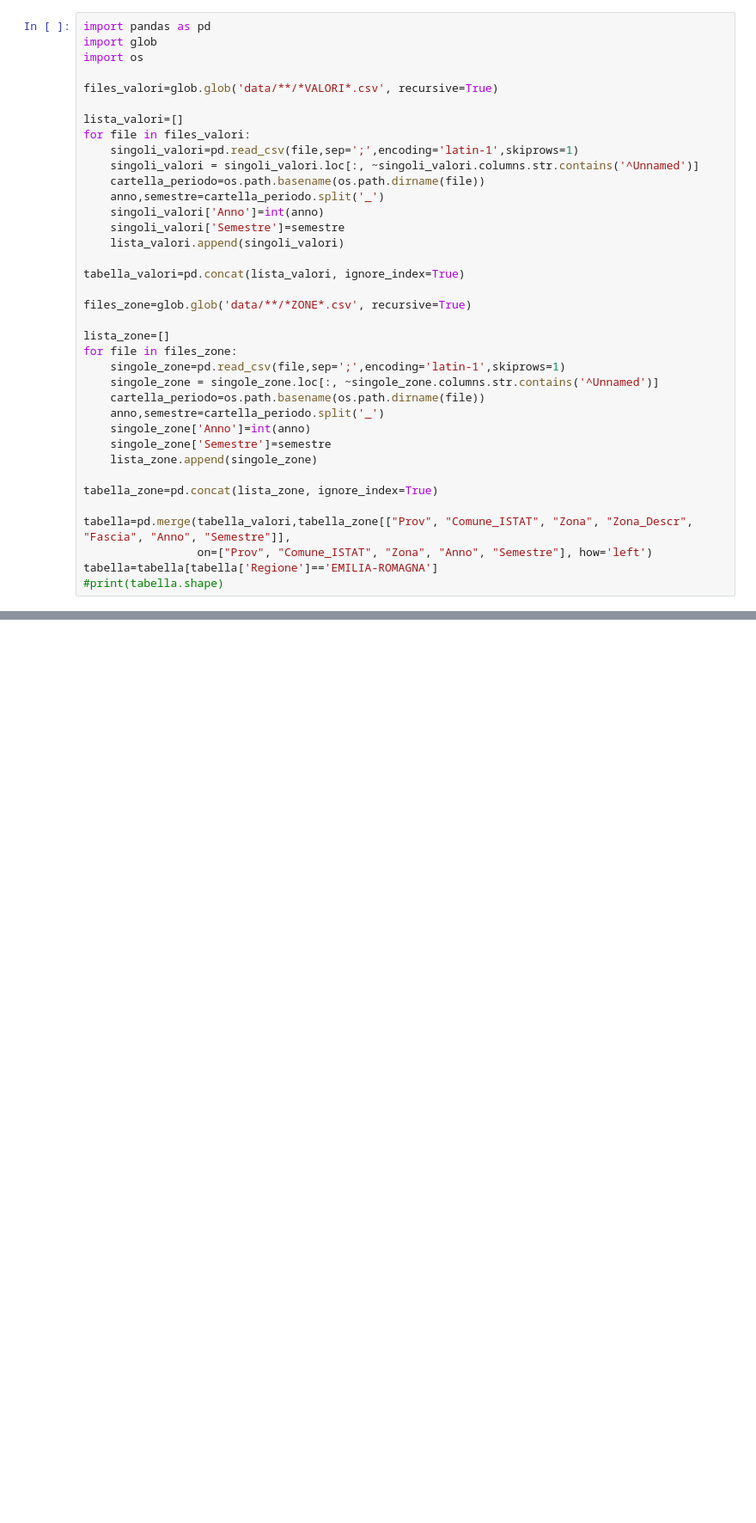
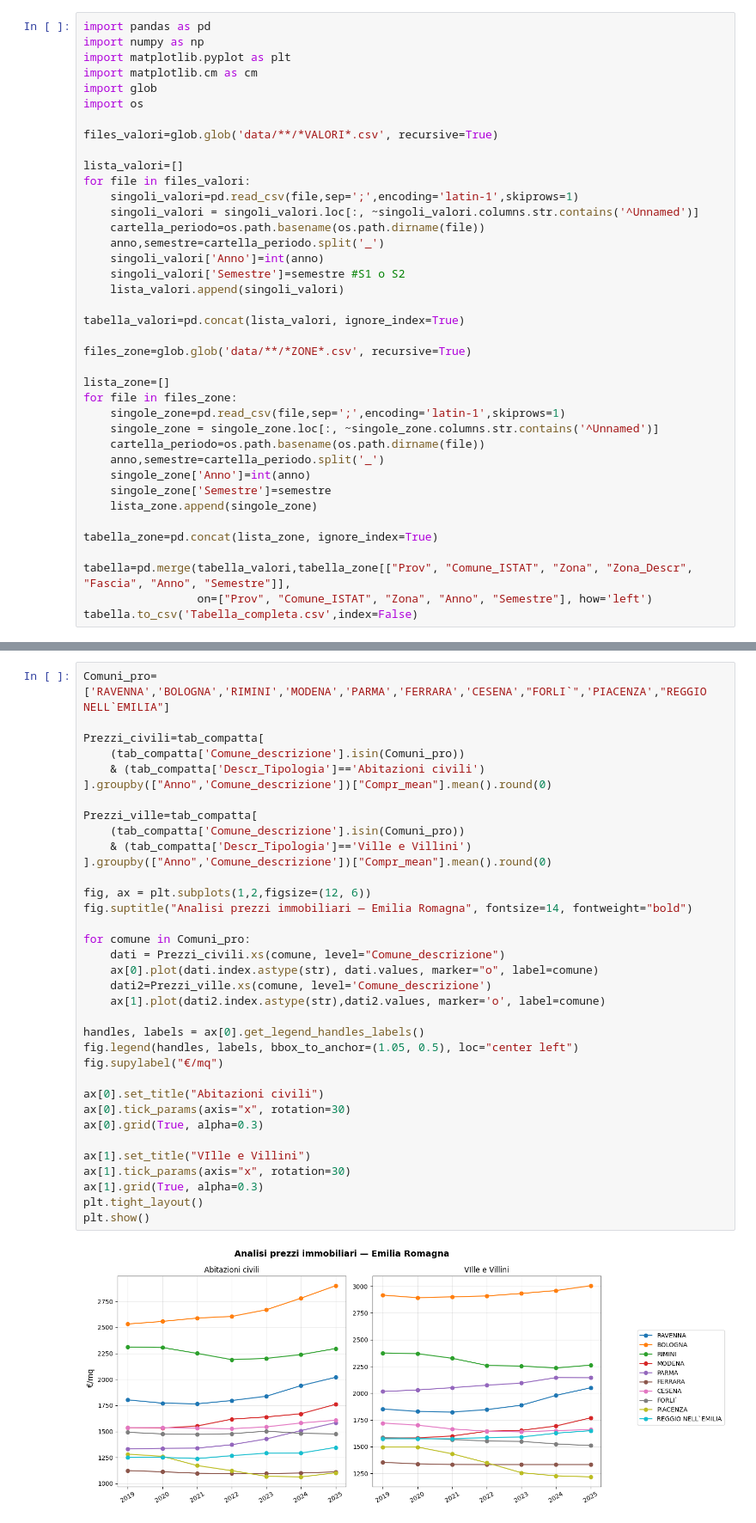
Before and after one commit to LuckyLukeII/Analisi-dei-rapporti-OMI-per-la-regione-Emilia-Romagna, a Jupyter notebook: Immobiliare_EM.ipynb, the cells around one changed output, grey strips where cells are left out. Shown at 86% size. Drawn from its saved outputs; the diff is of its cells as text; blank space fills up the shorter version.

```diff
--- a/Immobiliare_EM.ipynb
+++ b/Immobiliare_EM.ipynb
@@ -1,5 +4,8 @@
 # %%
 import pandas as pd
+import numpy as np
+import matplotlib.pyplot as plt
+import matplotlib.cm as cm
 import glob
 import os
 
@@ -12,7 +18,7 @@ for file in files_valori:
     cartella_periodo=os.path.basename(os.path.dirname(file))
     anno,semestre=cartella_periodo.split('_')
     singoli_valori['Anno']=int(anno)
-    singoli_valori['Semestre']=semestre
+    singoli_valori['Semestre']=semestre #S1 o S2
     lista_valori.append(singoli_valori)
 
 tabella_valori=pd.concat(lista_valori, ignore_index=True)
@@ -33,6 +39,5 @@ tabella_zone=pd.concat(lista_zone, ignore_index=True)
 
 tabella=pd.merge(tabella_valori,tabella_zone[["Prov", "Comune_ISTAT", "Zona", "Zona_Descr", "Fascia", "Anno", "Semestre"]],
                  on=["Prov", "Comune_ISTAT", "Zona", "Anno", "Semestre"], how='left')
-tabella=tabella[tabella['Regione']=='EMILIA-ROMAGNA']
-#print(tabella.shape)
+tabella.to_csv('Tabella_completa.csv',index=False)
 # %% [markdown]
@@ -51,0 +97,37 @@ tabella.head().to_csv('tabella')
+# %%
+Comuni_pro=['RAVENNA','BOLOGNA','RIMINI','MODENA','PARMA','FERRARA','CESENA',"FORLI`",'PIACENZA',"REGGIO NELL`EMILIA"]
+
+Prezzi_civili=tab_compatta[
+    (tab_compatta['Comune_descrizione'].isin(Comuni_pro))
+    & (tab_compatta['Descr_Tipologia']=='Abitazioni civili')
+].groupby(["Anno",'Comune_descrizione'])["Compr_mean"].mean().round(0)
+
+Prezzi_ville=tab_compatta[
+    (tab_compatta['Comune_descrizione'].isin(Comuni_pro))
+    & (tab_compatta['Descr_Tipologia']=='Ville e Villini')
+].groupby(["Anno",'Comune_descrizione'])["Compr_mean"].mean().round(0)
+
+fig, ax = plt.subplots(1,2,figsize=(12, 6))
+fig.suptitle("Analisi prezzi immobiliari — Emilia Romagna", fontsize=14, fontweight="bold")
+
+for comune in Comuni_pro:
+    dati = Prezzi_civili.xs(comune, level="Comune_descrizione")
+    ax[0].plot(dati.index.astype(str), dati.values, marker="o", label=comune)
+    dati2=Prezzi_ville.xs(comune, level='Comune_descrizione')
+    ax[1].plot(dati2.index.astype(str),dati2.values, marker='o', label=comune)
+
+handles, labels = ax[0].get_legend_handles_labels()
+fig.legend(handles, labels, bbox_to_anchor=(1.05, 0.5), loc="center left")
+fig.supylabel("€/mq")
+
+ax[0].set_title("Abitazioni civili")
+ax[0].tick_params(axis="x", rotation=30)
+ax[0].grid(True, alpha=0.3)
+
+ax[1].set_title("VIlle e Villini")
+ax[1].tick_params(axis="x", rotation=30)
+ax[1].grid(True, alpha=0.3)
+plt.tight_layout()
+plt.show()
+# %% [output]
+[figure, added]
```
Also changed, not shown: parts of 14 cells of this notebook.
